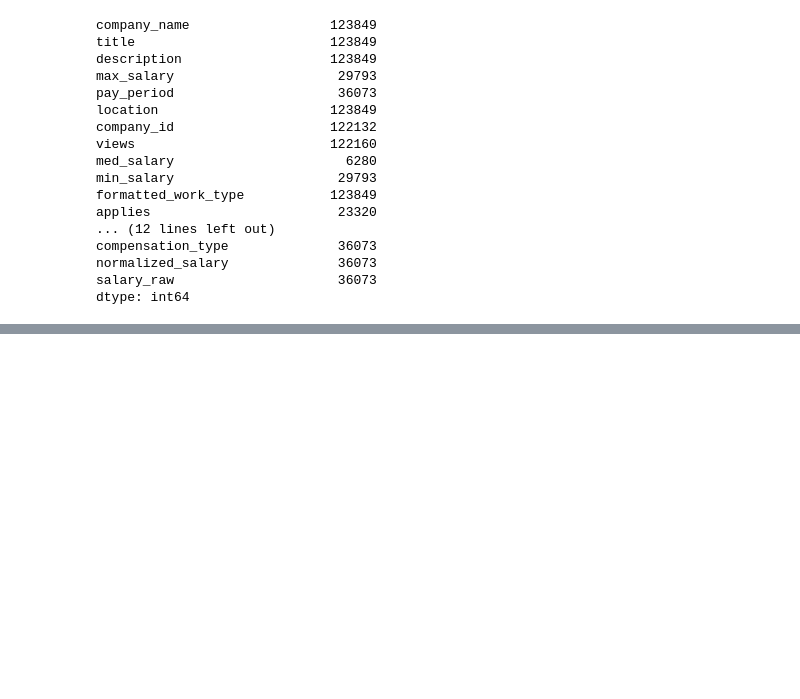
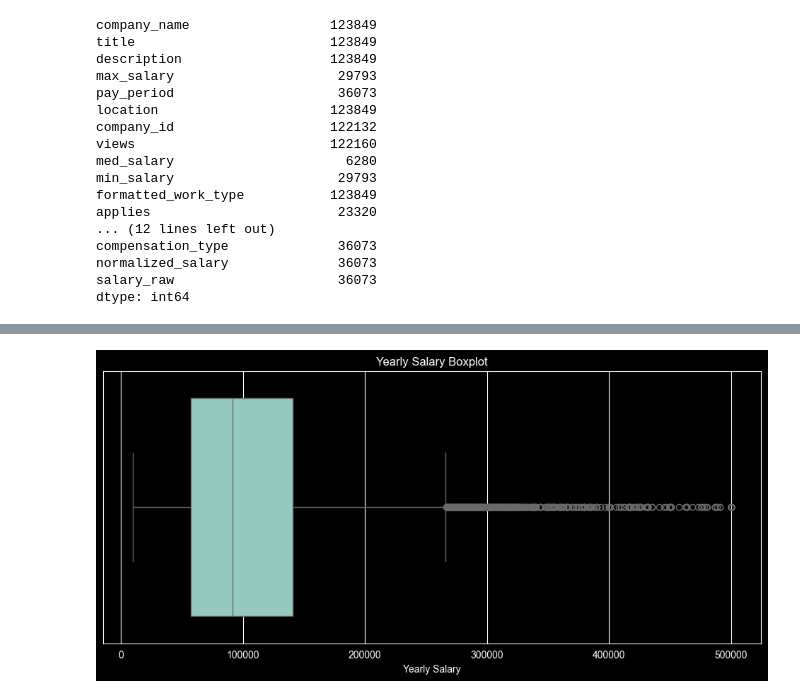
Before and after one commit to Anuzzzzzzzz/Mamacita, a Jupyter notebook: learnPythonnnnnnnnnn/jupyternotebook/pandas/posting.ipynb, the cells around one changed output, grey strips where cells are left out. Saved outputs shown, nothing was run; the diff lists cells and outputs as text; code cells hidden in the pictures; blank space fills up the shorter version.

```diff
--- a/learnPythonnnnnnnnnn/jupyternotebook/pandas/posting.ipynb
+++ b/learnPythonnnnnnnnnn/jupyternotebook/pandas/posting.ipynb
@@ -248,17 +248,6 @@ df
 # %%
 salary_df['pay_period'] = salary_df['pay_period'].fillna('unknown').str.lower().str.strip()
 # %%
-def salary_to_yearly(row):
-    salary = row['salary_raw']
-    period = row['pay_period']
-
-    if period == 'hourly':
-        return salary * 40 * 52
-    elif period == 'weekly':
-        return salary * 52
-    elif period == 'monthly':
-        return salary * 12
-    else:  # yearly or unknown
-        return salary
-
-salary_df['salary_yearly'] = salary_df.apply(salary_to_yearly, axis=1)
+salary_df = salary_df[
+    salary_df['pay_period'].isin(['hourly', 'weekly', 'monthly', 'yearly'])
+].copy()
@@ -316,0 +336,10 @@ dtype: int64
+# %%
+plt.figure(figsize=(12,5))
+sns.boxplot(
+    x=salary_df['salary_yearly']
+)
+plt.xlabel('Yearly Salary')
+plt.title('Yearly Salary Boxplot')
+plt.show()
+# %% [output]
+[figure, added]
```
Also changed, not shown: parts of 7 cells of this notebook, 3 other files.
